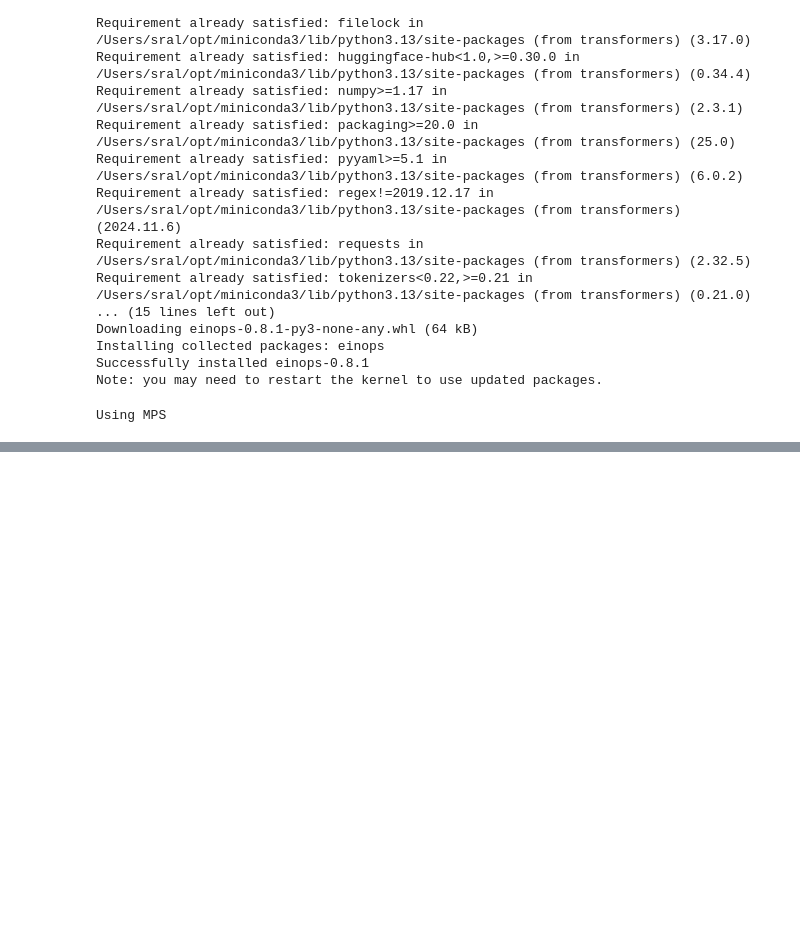
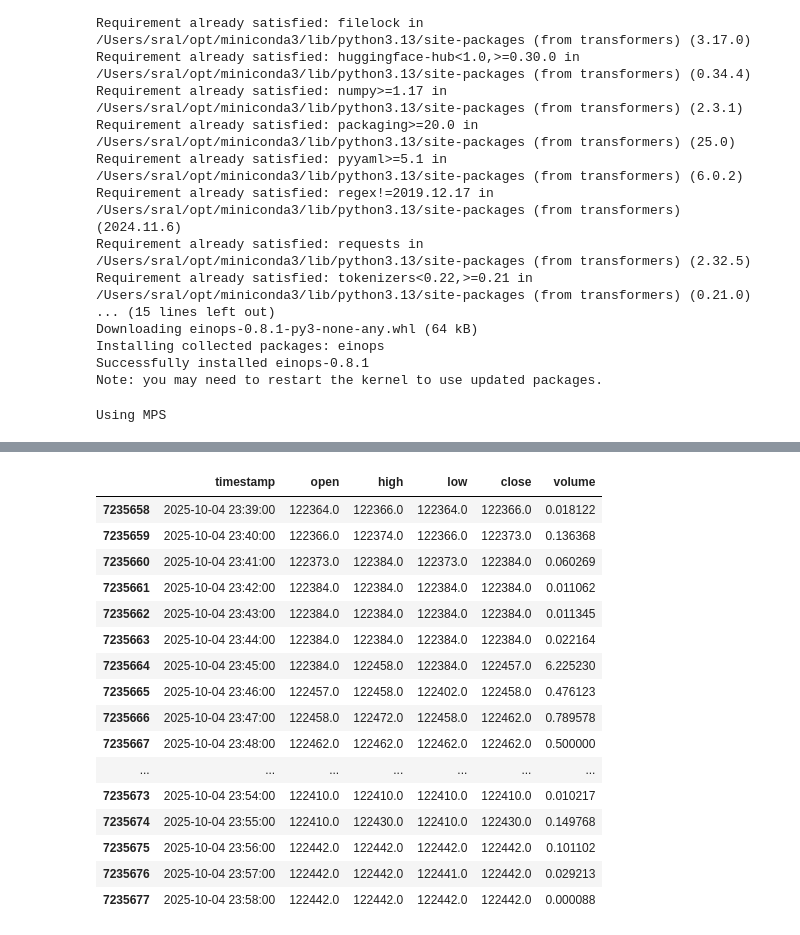
Before and after one commit to bwv988/ai_scratch, a Jupyter notebook: notebooks/kronos/kronos_tests.ipynb, the cells around one changed output, grey strips where cells are left out. Cells and saved outputs as stored; diff of their text form; code cells hidden in the pictures; blank space fills up the shorter version.

```diff
--- a/notebooks/kronos/kronos_tests.ipynb
+++ b/notebooks/kronos/kronos_tests.ipynb
@@ -206,0 +283,16 @@ plot_prediction(kline_df, pred_df)
+# %%
+def load_btc_data():
+    df = pd.read_csv("~/Downloads/btcusd_1-min_data.csv")
+    df['Timestamp'] = pd.to_datetime(df['Timestamp'], unit='s')
+    df = df.rename(columns={
+        'Timestamp': 'timestamp',
+        'Open': 'open',
+        'High': 'high',
+        'Low': 'low',
+        'Close': 'close',
+        'Volume': 'volume'
+    })
+    return df
+df = load_btc_data()
+
+df
@@ -206,0 +313,29 @@ plot_prediction(kline_df, pred_df)
+# %%
+# Specify the number of input rows to use.
+last_n_rows = 20
+
+# Specify the prediction length.
+pred_len = 5
+
+
+input_data = df.iloc[-(last_n_rows):]
+# %%
+input_data
+# %% [output]
+|  | timestamp | open | high | low | close | volume |
+| 7235658 | 2025-10-04 23:39:00 | 122364.0 | 122366.0 | 122364.0 | 122366.0 | 0.018122 |
+| 7235659 | 2025-10-04 23:40:00 | 122366.0 | 122374.0 | 122366.0 | 122373.0 | 0.136368 |
+| 7235660 | 2025-10-04 23:41:00 | 122373.0 | 122384.0 | 122373.0 | 122384.0 | 0.060269 |
+| 7235661 | 2025-10-04 23:42:00 | 122384.0 | 122384.0 | 122384.0 | 122384.0 | 0.011062 |
+| 7235662 | 2025-10-04 23:43:00 | 122384.0 | 122384.0 | 122384.0 | 122384.0 | 0.011345 |
+| 7235663 | 2025-10-04 23:44:00 | 122384.0 | 122384.0 | 122384.0 | 122384.0 | 0.022164 |
+| 7235664 | 2025-10-04 23:45:00 | 122384.0 | 122458.0 | 122384.0 | 122457.0 | 6.225230 |
+| 7235665 | 2025-10-04 23:46:00 | 122457.0 | 122458.0 | 122402.0 | 122458.0 | 0.476123 |
+| 7235666 | 2025-10-04 23:47:00 | 122458.0 | 122472.0 | 122458.0 | 122462.0 | 0.789578 |
+| 7235667 | 2025-10-04 23:48:00 | 122462.0 | 122462.0 | 122462.0 | 122462.0 | 0.500000 |
+| ... | ... | ... | ... | ... | ... | ... |
+| 7235673 | 2025-10-04 23:54:00 | 122410.0 | 122410.0 | 122410.0 | 122410.0 | 0.010217 |
+| 7235674 | 2025-10-04 23:55:00 | 122410.0 | 122430.0 | 122410.0 | 122430.0 | 0.149768 |
+| 7235675 | 2025-10-04 23:56:00 | 122442.0 | 122442.0 | 122442.0 | 122442.0 | 0.101102 |
+| 7235676 | 2025-10-04 23:57:00 | 122442.0 | 122442.0 | 122441.0 | 122442.0 | 0.029213 |
+| 7235677 | 2025-10-04 23:58:00 | 122442.0 | 122442.0 | 122442.0 | 122442.0 | 0.000088 |
```
Also changed, not shown: parts of 22 cells of this notebook, 4 other files.
